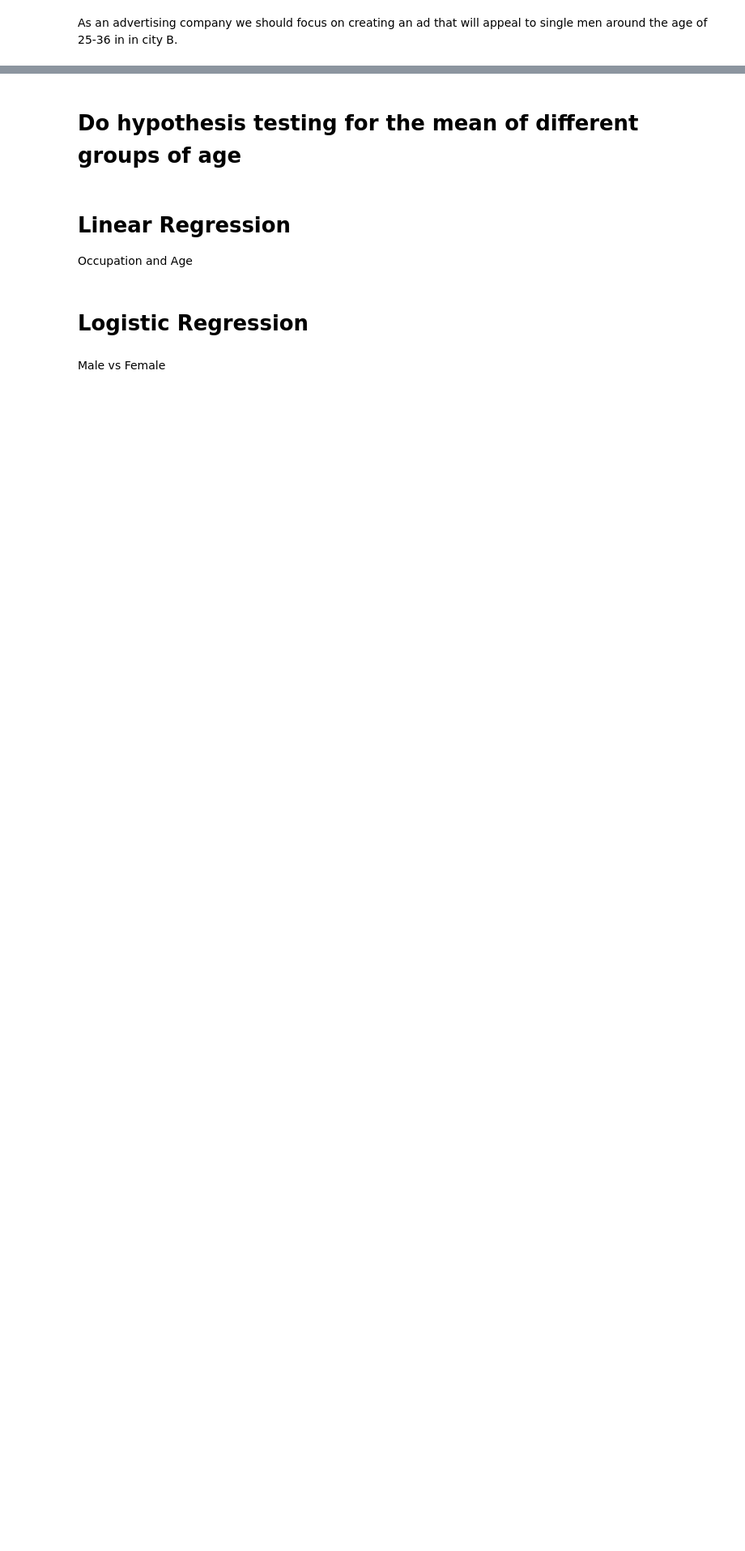
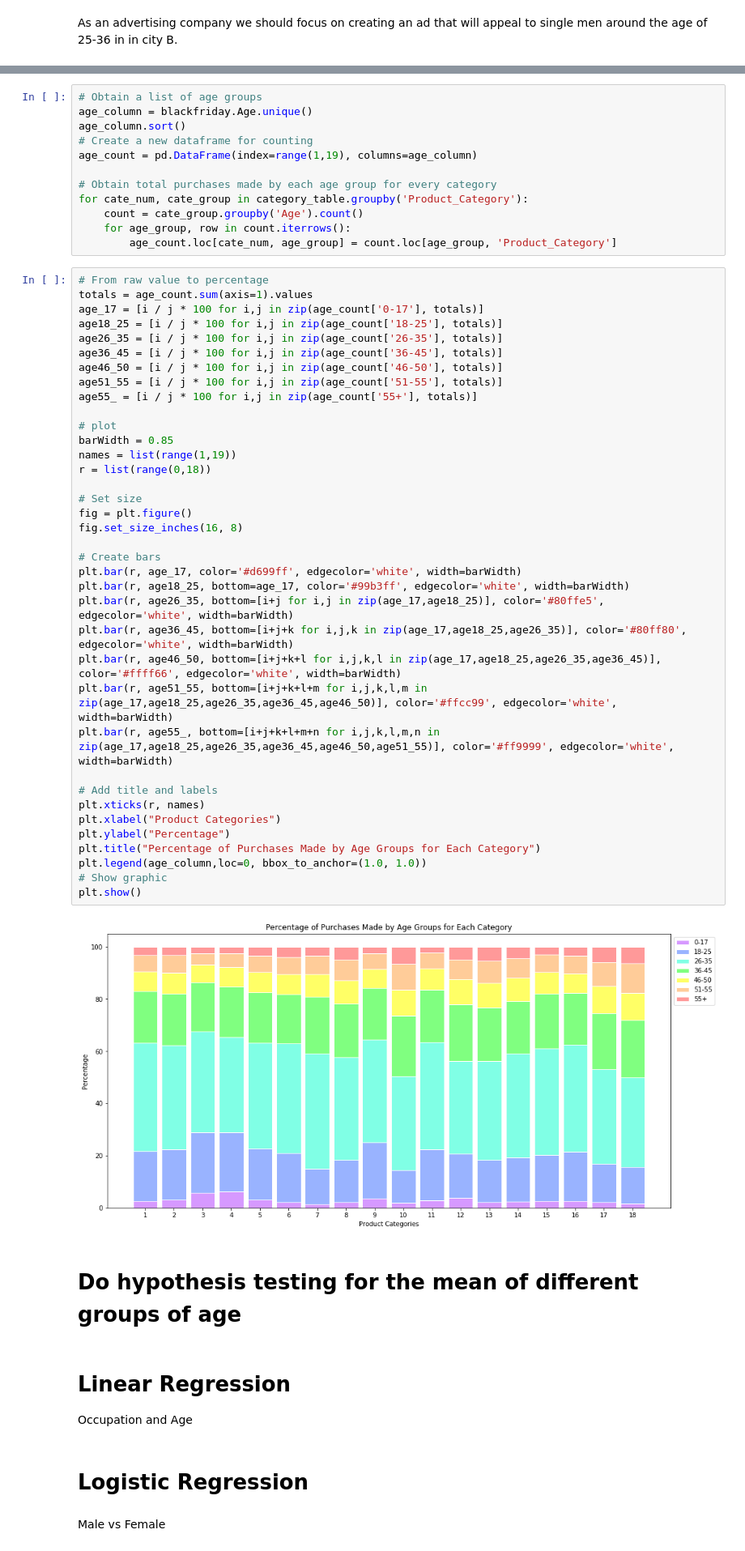
Before and after one commit to mtruon11/Black-Friday-Analysis, a Jupyter notebook: Black-Friday-Analysis.ipynb, the cells around one changed output, grey strips where cells are left out. Shown at 81% size. Saved outputs shown, nothing was run; the diff lists cells and outputs as text; blank space fills up the shorter version.

```diff
--- a/Black-Friday-Analysis.ipynb
+++ b/Black-Friday-Analysis.ipynb
@@ -428,3 +433,54 @@ in city B.
+# %%
+# Obtain a list of age groups
+age_column = blackfriday.Age.unique()
+age_column.sort()
+# Create a new dataframe for counting
+age_count = pd.DataFrame(index=range(1,19), columns=age_column)
+
+# Obtain total purchases made by each age group for every category
+for cate_num, cate_group in category_table.groupby('Product_Category'):
+    count = cate_group.groupby('Age').count()
+    for age_group, row in count.iterrows():
+        age_count.loc[cate_num, age_group] = count.loc[age_group, 'Product_Category']
+# %%
+# From raw value to percentage
+totals = age_count.sum(axis=1).values
+age_17 = [i / j * 100 for i,j in zip(age_count['0-17'], totals)]
+age18_25 = [i / j * 100 for i,j in zip(age_count['18-25'], totals)]
+age26_35 = [i / j * 100 for i,j in zip(age_count['26-35'], totals)]
+age36_45 = [i / j * 100 for i,j in zip(age_count['36-45'], totals)]
+age46_50 = [i / j * 100 for i,j in zip(age_count['46-50'], totals)]
+age51_55 = [i / j * 100 for i,j in zip(age_count['51-55'], totals)]
+age55_ = [i / j * 100 for i,j in zip(age_count['55+'], totals)]
+
+# plot
+barWidth = 0.85
+names = list(range(1,19))
+r = list(range(0,18))
+
+# Set size
+fig = plt.figure()
+fig.set_size_inches(16, 8)
+
+# Create bars
+plt.bar(r, age_17, color='#d699ff', edgecolor='white', width=barWidth)
+plt.bar(r, age18_25, bottom=age_17, color='#99b3ff', edgecolor='white', width=barWidth)
+plt.bar(r, age26_35, bottom=[i+j for i,j in zip(age_17,age18_25)], color='#80ffe5', edgecolor='white', width=barWidth)
+plt.bar(r, age36_45, bottom=[i+j+k for i,j,k in zip(age_17,age18_25,age26_35)], color='#80ff80', edgecolor='white', width=barWidth)
+plt.bar(r, age46_50, bottom=[i+j+k+l for i,j,k,l in zip(age_17,age18_25,age26_35,age36_45)], color='#ffff66', edgecolor='white', width=barWidth)
+plt.bar(r, age51_55, bottom=[i+j+k+l+m for i,j,k,l,m in zip(age_17,age18_25,age26_35,age36_45,age46_50)], color='#ffcc99', edgecolor='white', width=barWidth)
+plt.bar(r, age55_, bottom=[i+j+k+l+m+n for i,j,k,l,m,n in zip(age_17,age18_25,age26_35,age36_45,age46_50,age51_55)], color='#ff9999', edgecolor='white', width=barWidth)
+
+# Add title and labels
+plt.xticks(r, names)
+plt.xlabel("Product Categories")
+plt.ylabel("Percentage")
+plt.title("Percentage of Purchases Made by Age Groups for Each Category")
+plt.legend(age_column,loc=0, bbox_to_anchor=(1.0, 1.0))
+# Show graphic
+plt.show()
+# %% [output]
+[figure, added]
 # %% [markdown]
 # Do hypothesis testing for the mean of different groups of age
 # %% [markdown]
```
Also changed, not shown: parts of 14 cells of this notebook.
